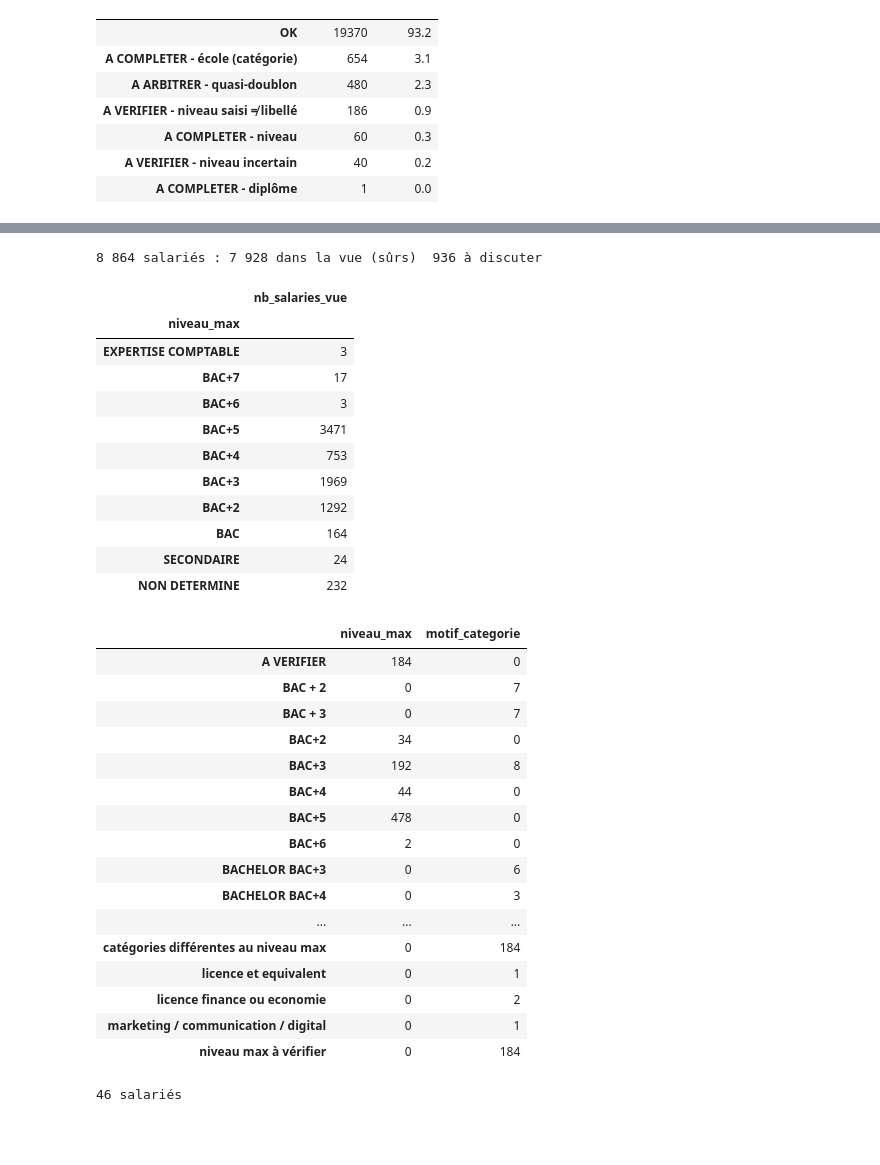
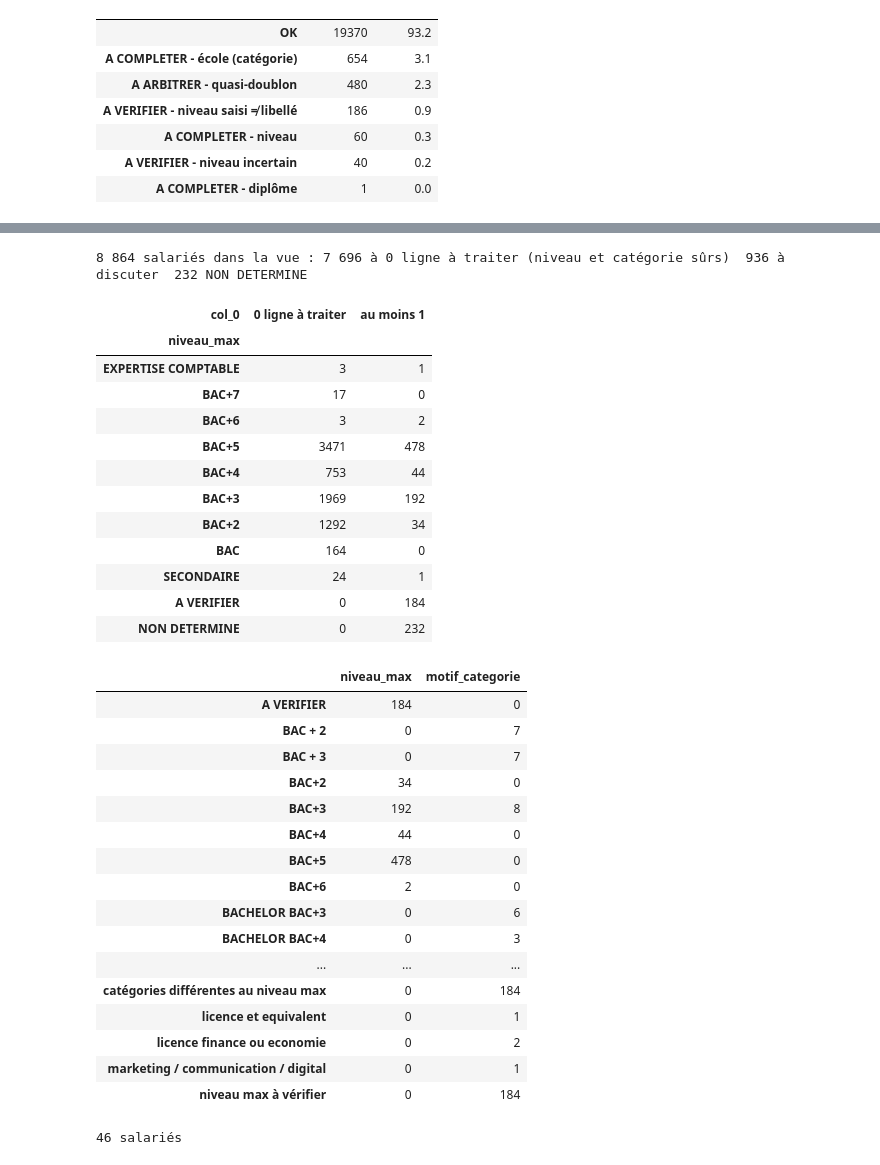
Before and after one commit to zenitsu93/detection-anomalies-salariales, a Jupyter notebook: fiabilisation_diplomes/Fiabilisation_Diplomes_pas_a_pas_v13.ipynb, the cells around one changed output, grey strips where cells are left out. Saved outputs shown, nothing was run; the diff lists cells and outputs as text; code cells hidden in the pictures; blank space fills up the shorter version.

```diff
--- a/fiabilisation_diplomes/Fiabilisation_Diplomes_pas_a_pas_v13.ipynb
+++ b/fiabilisation_diplomes/Fiabilisation_Diplomes_pas_a_pas_v13.ipynb
@@ -835,52 +837,68 @@ par_mat = au_max.groupby("matricule").agg(n_categories=("categorie_diplome", "nu
                                          incertaine=("cat_incertaine", "any"),
                                          motif_incertaine=("cat_motif", lambda s: " ; ".join(dict.fromkeys(x for x in s if x)))).reindex(index_mat)
 motif_cat = np.select(
     [a_verifier, par_mat["n_categories"].gt(1), par_mat["incertaine"].eq(True)],
     ["niveau max à vérifier", "catégories différentes au niveau max : " + par_mat["cat_detail"].fillna(""),
      par_mat["motif_incertaine"].fillna("")], default="")
 
-# 3. La vue
+# 3. Lignes à traiter : seulement celles qui empêchent d'être sûr du niveau max ou de la catégorie max du salarié.
+# Un souci ailleurs ne compte pas : école à confirmer, quasi-doublon ou niveau douteux sur un diplôme plus bas que le niveau max.
+# Donc 0 = Niveau_Etude_Max et Cat_Ecole_Max sont sûrs tous les deux : c'est le filtre à garder pour les analyses.
+cat_en_cause = au_max[(au_max["matricule"].map(par_mat["n_categories"]).gt(1) | au_max["cat_incertaine"])
+                      & ~au_max["matricule"].map(a_verifier)]
+nb_a_traiter = en_cause.groupby("matricule").size().add(cat_en_cause.groupby("matricule").size(), fill_value=0)
+
+# 4. La vue
 vue = pd.DataFrame({
     "niveau_max": top["niveau_fiabilise"], "categorie_diplome_max": top["categorie_diplome"],
     "diplome_max": top["diplome"], "ecole_max": top["ecole_nom"],
     "nb_diplomes": dipl.groupby("matricule").size(),
     "nb_certifications": df[df["type_ligne"].eq("CERTIFICATION")].groupby("matricule").size(),
-    "nb_lignes_a_traiter": df[df["statut"].ne("OK")].groupby("matricule").size(),
+    "nb_lignes_a_traiter": nb_a_traiter,                          # 0 = niveau max et catégorie max sûrs
     "nb_lignes_au_max": au_max.groupby("matricule").size(),        # lignes sûres au niveau max
 }).reindex(index_mat)
 vue["motif_niveau_max"] = motif_niveau_max
 vue["motif_categorie_max"] = motif_cat
 vue.loc[a_verifier, ["niveau_max", "diplome_max", "ecole_max"]] = [NIVEAU_SI_INCERTAIN, None, None]
 vue["niveau_max"] = vue["niveau_max"].fillna("NON DETERMINE")
 vue.loc[vue["motif_categorie_max"].ne("") | vue["categorie_diplome_max"].isna(), "categorie_diplome_max"] = CATEGORIE_SI_AMBIGU
 vue.loc[vue["niveau_max"].eq("NON DETERMINE"), "categorie_diplome_max"] = None
 for c in ["nb_diplomes", "nb_certifications", "nb_lignes_a_traiter", "nb_lignes_au_max"]:
     vue[c] = vue[c].fillna(0).astype(int)
 vue = vue.rename_axis("matricule").reset_index()[[
     "matricule", "niveau_max", "motif_niveau_max", "categorie_diplome_max", "motif_categorie_max",
     "diplome_max", "ecole_max", "nb_diplomes", "nb_certifications", "nb_lignes_a_traiter", "nb_lignes_au_max"]]
-# La vue ne garde que les salariés sans aucun motif : tout ce qui s'y trouve est sûr. Les autres partent en discussion.
+# Un NON DETERMINE n'a aucun niveau à utiliser : toutes ses lignes comptent (certificats, MBA, executive), son compteur n'est donc jamais à 0.
+non_determine = vue["niveau_max"].eq("NON DETERMINE")
+vue.loc[non_determine, "nb_lignes_a_traiter"] = (vue["nb_diplomes"] + vue["nb_certifications"])[non_determine]
+# La vue garde TOUS les salariés : c'est nb_lignes_a_traiter qui sert de filtre (0 = niveau max et catégorie max sûrs).
+# Ceux qui ont un motif sont repris à part, avec ce motif, dans la table à discuter.
 en_discussion = vue["motif_niveau_max"].ne("") | vue["motif_categorie_max"].ne("")
 a_discuter = vue[en_discussion].copy()
-vue = vue[~en_discussion].drop(columns=["motif_niveau_max", "motif_categorie_max"])
+vue = vue.drop(columns=["motif_niveau_max", "motif_categorie_max"])
+utilisable = vue["nb_lignes_a_traiter"].eq(0)
+assert utilisable.eq(~en_discussion & ~non_determine).all(), "compteur et motifs ne disent pas la même chose"
 
-print(f"{len(vue) + len(a_discuter):,} salariés : {len(vue):,} dans la vue (sûrs), {len(a_discuter):,} à discuter".replace(",", " "))
-display(vue["niveau_max"].value_counts().reindex(list(dict.fromkeys(NIVEAUX))[::-1] + ["NON DETERMINE"]).dropna().astype(int).to_frame("nb_salaries_vue"))
+print(f"{len(vue):,} salariés dans la vue : {utilisable.sum():,} à 0 ligne à traiter (niveau et catégorie sûrs), "
+      f"{len(a_discuter):,} à discuter, {non_determine.sum():,} NON DETERMINE".replace(",", " "))
+display(pd.crosstab(vue["niveau_max"], np.where(utilisable, "0 ligne à traiter", "au moins 1"))
+          .reindex(list(dict.fromkeys(NIVEAUX))[::-1] + [NIVEAU_SI_INCERTAIN, "NON DETERMINE"]).dropna(how="all").astype(int))
 pd.DataFrame({"niveau_max": a_discuter["niveau_max"].value_counts(), "motif_categorie": a_discuter["motif_categorie_max"].str.split(" :").str[0].value_counts()}).fillna(0).astype(int)
 # %% [output]
-8 864 salariés : 7 928 dans la vue (sûrs)  936 à discuter
+8 864 salariés dans la vue : 7 696 à 0 ligne à traiter (niveau et catégorie sûrs)  936 à discuter  232 NON DETERMINE
-|  | nb_salaries_vue |
-| niveau_max |  |
-| EXPERTISE COMPTABLE | 3 |
-| BAC+7 | 17 |
-| BAC+6 | 3 |
-| BAC+5 | 3471 |
-| BAC+4 | 753 |
-| BAC+3 | 1969 |
-| BAC+2 | 1292 |
-| BAC | 164 |
-| SECONDAIRE | 24 |
-| NON DETERMINE | 232 |
+| col_0 | 0 ligne à traiter | au moins 1 |
+| niveau_max |  |  |
+| EXPERTISE COMPTABLE | 3 | 1 |
+| BAC+7 | 17 | 0 |
+| BAC+6 | 3 | 2 |
+| BAC+5 | 3471 | 478 |
+| BAC+4 | 753 | 44 |
+| BAC+3 | 1969 | 192 |
+| BAC+2 | 1292 | 34 |
+| BAC | 164 | 0 |
+| SECONDAIRE | 24 | 1 |
+| A VERIFIER | 0 | 184 |
+| NON DETERMINE | 0 | 232 |
 |  | niveau_max | motif_categorie |
 | A VERIFIER | 184 | 0 |
 | BAC + 2 | 0 | 7 |
```
Also changed, not shown: parts of 5 cells of this notebook, 1 other file.
